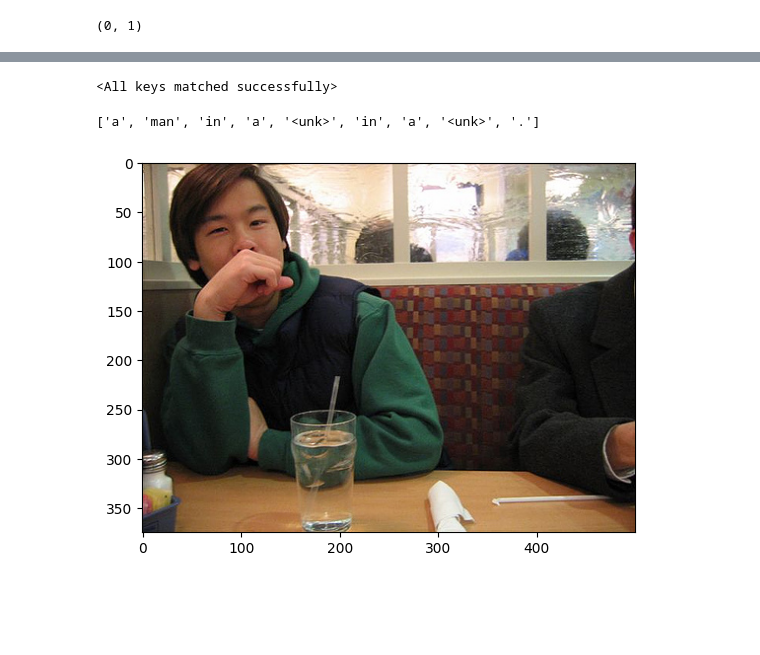
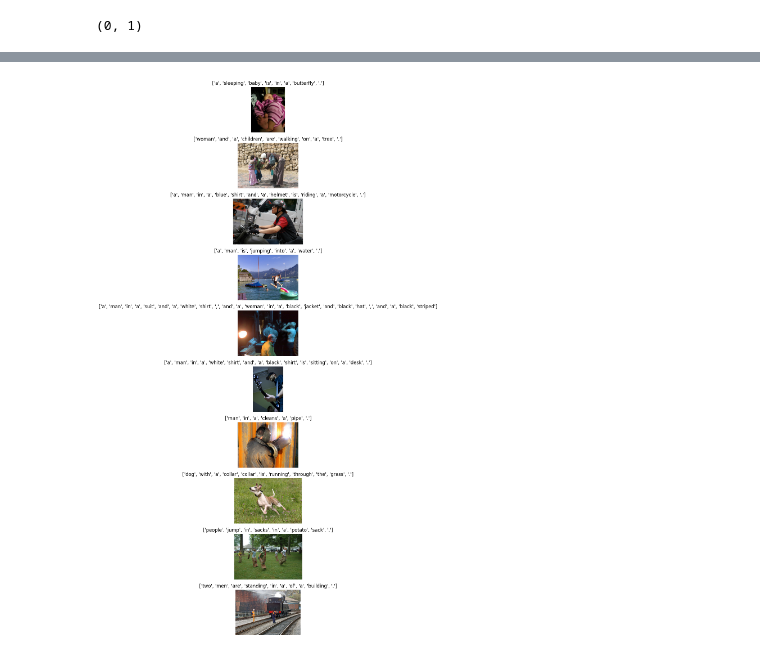
Before and after one commit to nhanth301/image_captioning, a Jupyter notebook: image_captioning.ipynb, the cells around one changed output, grey strips where cells are left out. Drawn from its saved outputs; the diff is of its cells as text; code cells hidden in the pictures; blank space fills up the shorter version.

Commit message:
Kaggle Notebook | image_captioning | Version 3

```diff
--- a/image_captioning.ipynb
+++ b/image_captioning.ipynb
@@ -327,9 +354,10 @@ class ResNet(nn.Module):
         return x
 # %%
 class Encoder(torch.nn.Module):
-    def __init__(self, resnet, hidden_dim):
+    def __init__(self, resnet, hidden_dim, dropout):
         super().__init__()
         self.hidden_dim = hidden_dim
+        self.dropout = nn.Dropout(dropout)
         if hidden_dim != 512:
             self.model = nn.Sequential(resnet, nn.Linear(512,hidden_dim))
         else:
@@ -337,20 +365,21 @@ class Encoder(torch.nn.Module):
 
 
     def forward(self,x):
-        return self.model(x)
+        return self.dropout(self.model(x))
 # %%
 class Decoder(torch.nn.Module):
-    def __init__(self, hidden_dim, embedding_dim, vocab_size, padding_idx, embeddings):
+    def __init__(self, hidden_dim, embedding_dim, vocab_size, padding_idx, embeddings, dropout):
         super().__init__()
         self.hidden_dim = hidden_dim
         self.vocab_size = vocab_size
         self.embedding = torch.nn.Embedding.from_pretrained(embeddings)
         self.rnn = torch.nn.RNN(embedding_dim, hidden_dim, batch_first=True)
         self.fc = torch.nn.Linear(hidden_dim,vocab_size)
+        self.dropout = torch.nn.Dropout(dropout)
 
     def forward(self, input, hidden):
         input = input.unsqueeze(1)
-        embedded = self.embedding(input)
+        embedded = self.dropout(self.embedding(input))
         output, hidden = self.rnn(embedded,(hidden))
         prediction = self.fc(output.squeeze(1))
         return prediction, hidden
@@ -381,14 +410,15 @@ class Img2Seq(torch.nn.Module):
 vocab_size = len(vocab)
 hidden_dim = 512
 embedding_dim = 300
+dropout = 0.5
 device = torch.device("cuda" if torch.cuda.is_available() else "cpu")
 
 resnet = ResNet(
     residual_block=ResidualBlock,
     n_blocks_lst=[2,2,2,2],
 )
-encoder = Encoder(resnet,hidden_dim)
-decoder = Decoder(hidden_dim,embedding_dim,vocab_size,pad_index,embeddings)
+encoder = Encoder(resnet,hidden_dim,dropout).to(device)
+decoder = Decoder(hidden_dim,embedding_dim,vocab_size,pad_index,embeddings,dropout).to(device)
 img2seq = Img2Seq(encoder,decoder,device).to(device)
 # %%
 def count_parameters(model):
@@ -517,10 +553,21 @@ def predict(path, model, transform, vocab, sos_token, eos_token, max_seq_length,
 # %%
-img2seq.load_state_dict(torch.load('/kaggle/working/model.pt'))
+# img2seq.load_state_dict(torch.load('/kaggle/working/model.pt'))
-# %% [output]
-<All keys matched successfully>
-# %%
-plt.imshow(Image.open(f'/kaggle/input/flickr-image-dataset/flickr30k_images/flickr30k_images/{test.iloc[5,0]}'))
-print(predict(f'/kaggle/input/flickr-image-dataset/flickr30k_images/flickr30k_images/{test.iloc[5,0]}',img2seq,transform,vocab,sos_token,eos_token,25,device))
-# %% [output]
-['a', 'man', 'in', 'a', '<unk>', 'in', 'a', '<unk>', '.']
-[figure, removed]
+# %%
+import matplotlib.pyplot as plt
+start = 20
+num_images = 10  # Number of images you want to display
+fig, axes = plt.subplots(num_images, 1, figsize=(10, 20))
+
+for i in range(start, start + num_images):
+    image_path = f'/kaggle/input/flickr-image-dataset/flickr30k_images/flickr30k_images/{test.iloc[i, 0]}'
+    predicted_caption = predict(image_path, img2seq, transform, vocab, sos_token, eos_token, 25, device)
+    # Display image and predicted caption
+    image = Image.open(image_path)
+    axes[i-start].imshow(image)
+    axes[i-start].set_title(predicted_caption)
+    axes[i-start].axis('off')
+
+plt.tight_layout()
+plt.show()
+# %% [output]
+[figure, added]
```
Also changed, not shown: parts of 19 cells of this notebook.
